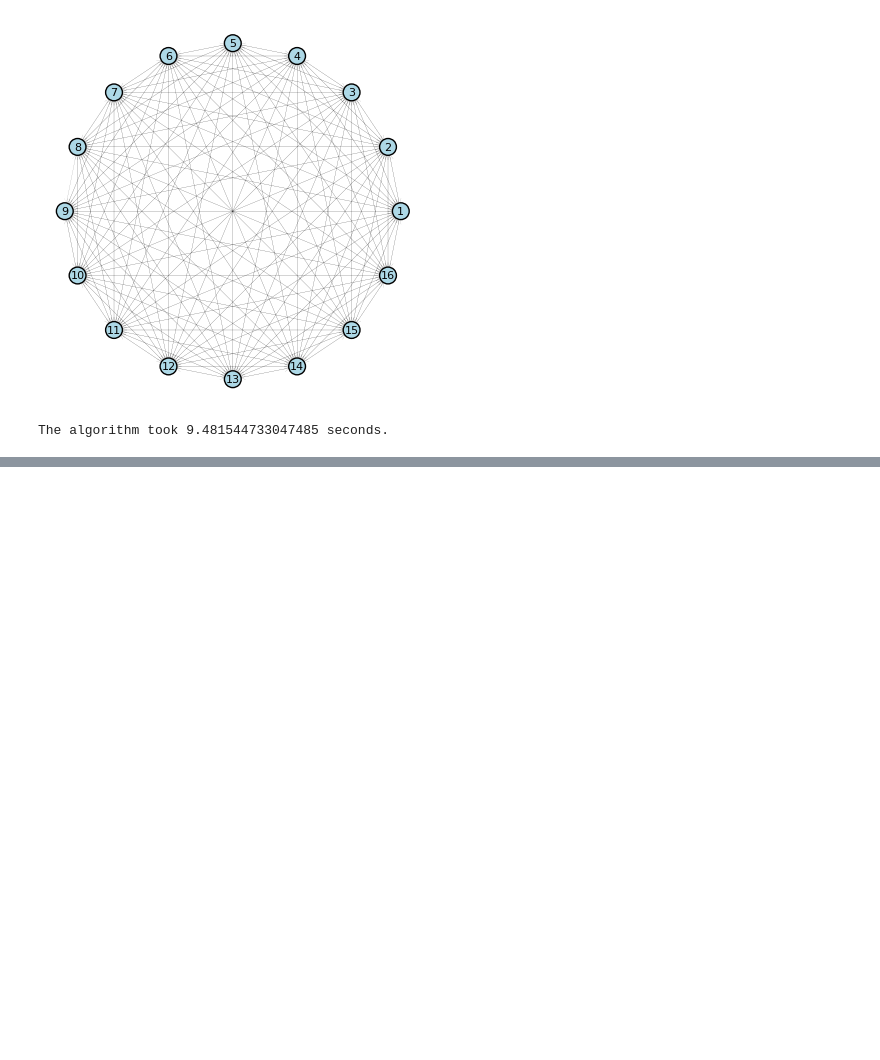
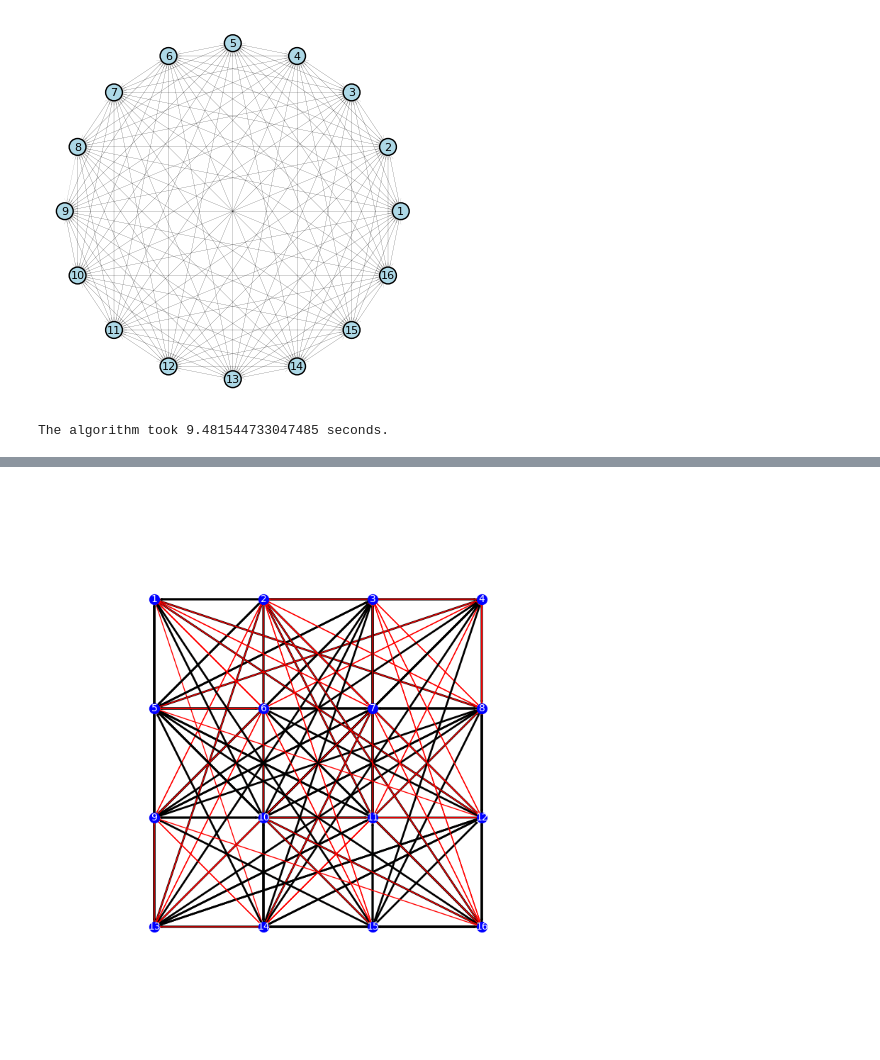
Before and after one commit to mauro-vb/graph-visualization-project, a Jupyter notebook: step1.ipynb, the cells around one changed output, grey strips where cells are left out. Drawn from its saved outputs; the diff is of its cells as text; code cells hidden in the pictures; blank space fills up the shorter version.

```diff
--- a/step1.ipynb
+++ b/step1.ipynb
@@ -140,0 +235,6 @@ The algorithm took 9.481544733047485 seconds.
+# %%
+weighted_adjacency_matrix = np.zeros((len(node_list), len(node_list)))
+for u, v, data in G.edges(data=True):
+    weighted_adjacency_matrix[int(u)-1][int(v)-1] = data['goal_difference']
+
+print(weighted_adjacency_matrix)
@@ -140,0 +258,46 @@ The algorithm took 9.481544733047485 seconds.
+# %%
+import matplotlib.pyplot as plt
+from matplotlib.patches import FancyArrowPatch
+import numpy as np
+import math
+
+
+
+N = 16  # Number of nodes
+
+# Calculate grid size
+grid_size = int(math.ceil(math.sqrt(N)))
+
+# Generate grid positions
+positions = {node: (node % grid_size, grid_size - node // grid_size - 1) for node in range(N)}
+
+# Create a figure
+fig, ax = plt.subplots(figsize=(10, 10))
+
+# Draw the nodes
+for node, (x, y) in positions.items():
+    ax.scatter(x, y, s=100, color='blue', zorder=5)
+    ax.text(x, y, str(node+1), color='white', ha='center', va='center', zorder=6)
+
+# Draw the edges
+for i in range(N):
+    for j in range(N):
+        if weighted_adjacency_matrix[i][j] != 0:
+            weight = weighted_adjacency_matrix[i][j]
+            arrowstyle = '-|>' if weight > 0 else '->'
+            color = 'black' if weight > 0 else 'red'
+            linewidth = 2 if weight > 0 else 1
+            arrow = FancyArrowPatch(positions[i], positions[j], arrowstyle=arrowstyle,
+                                    color=color, linewidth=linewidth, shrinkA=5, shrinkB=5, zorder=3)
+            ax.add_patch(arrow)
+
+# Set the limits and aspect
+ax.set_xlim(-1, grid_size)
+ax.set_ylim(-1, grid_size)
+ax.set_aspect('equal')
+plt.axis('off')
+
+# Show plot
+plt.show()
+# %% [output]
+[figure, added]
```
Also changed, not shown: parts of 5 cells of this notebook, 3 other files.
